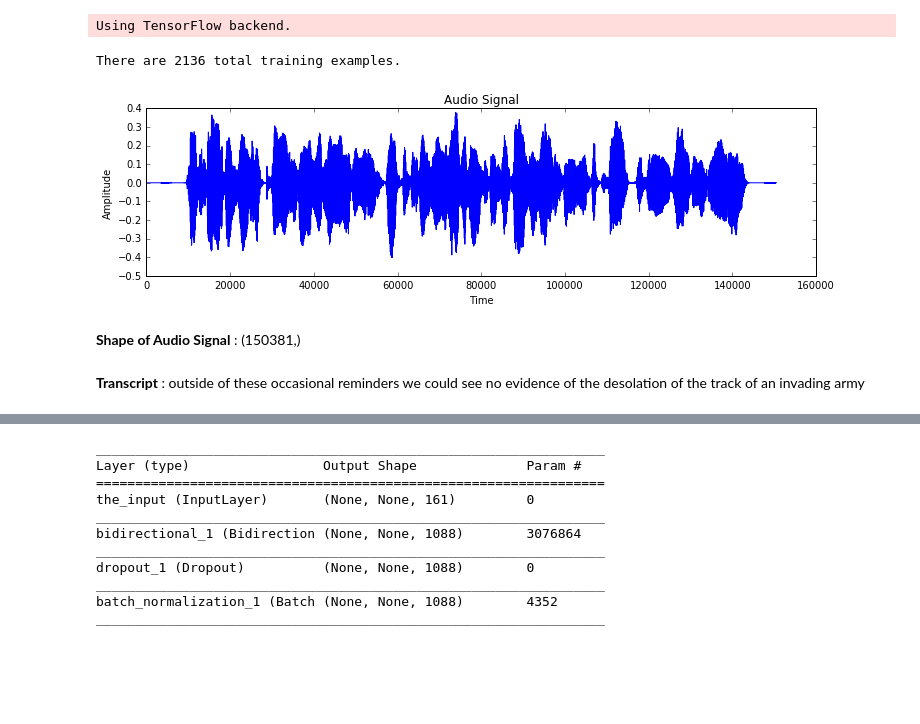
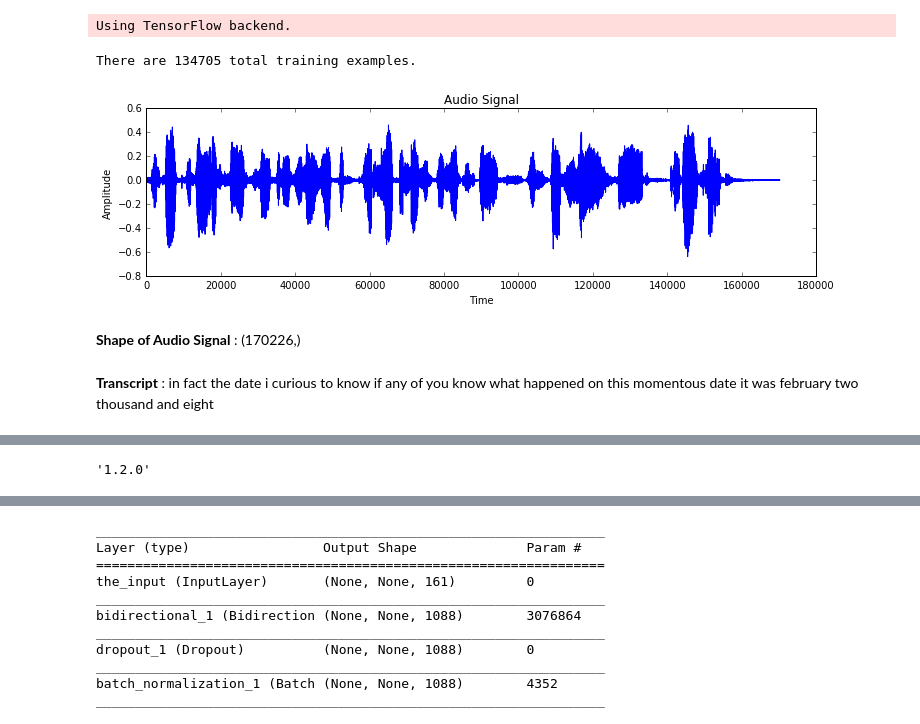
Before and after one commit to ChrisProgramming2018/NLP, a Jupyter notebook: projects/DNNSpeechRecognizer/new_try.ipynb, the cells around one changed output, grey strips where cells are left out. Saved outputs shown, nothing was run; the diff lists cells and outputs as text; code cells hidden in the pictures; blank space fills up the shorter version.

```diff
--- a/projects/DNNSpeechRecognizer/new_try.ipynb
+++ b/projects/DNNSpeechRecognizer/new_try.ipynb
@@ -18,20 +19,20 @@ from keras.models import load_model
 Using TensorFlow backend.
 # %%
 # extract label and audio features for a single training example
-vis_text, vis_raw_audio, vis_mfcc_feature, vis_spectrogram_feature, vis_audio_path = vis_train_features(index=3)
+vis_text, vis_raw_audio, vis_mfcc_feature, vis_spectrogram_feature, vis_audio_path = vis_train_features(index=2)
 # plot audio signal
 plot_raw_audio(vis_raw_audio)
 # print length of audio signal
 display(Markdown('**Shape of Audio Signal** : ' + str(vis_raw_audio.shape)))
 # print transcript corresponding to audio clip
 display(Markdown('**Transcript** : ' + str(vis_text)))
 # play the audio file
 Audio(vis_audio_path)
 # %% [output]
-There are 2136 total training examples.
+There are 134705 total training examples.
-[figure, old version]
+[figure, new version]
-**Shape of Audio Signal** : (150381,)
+**Shape of Audio Signal** : (170226,)
-**Transcript** : outside of these occasional reminders we could see no evidence of the desolation of the track of an invading army
+**Transcript** : in fact the date i curious to know if any of you know what happened on this momentous date it was february two thousand and eight
 [interactive output not drawn]
 # %%
 #####################################################################
@@ -69,6 +70,10 @@ from keras.layers import (Input, Lambda)
 from keras.optimizers import SGD
 from keras.callbacks import ModelCheckpoint
 import os
+# %%
+tf.__version__
+# %% [output]
+'1.2.0'
 # %%
 from tensorflow.python.client import device_lib
 print(device_lib.list_local_devices())
```
Also changed, not shown: parts of 19 cells of this notebook.
